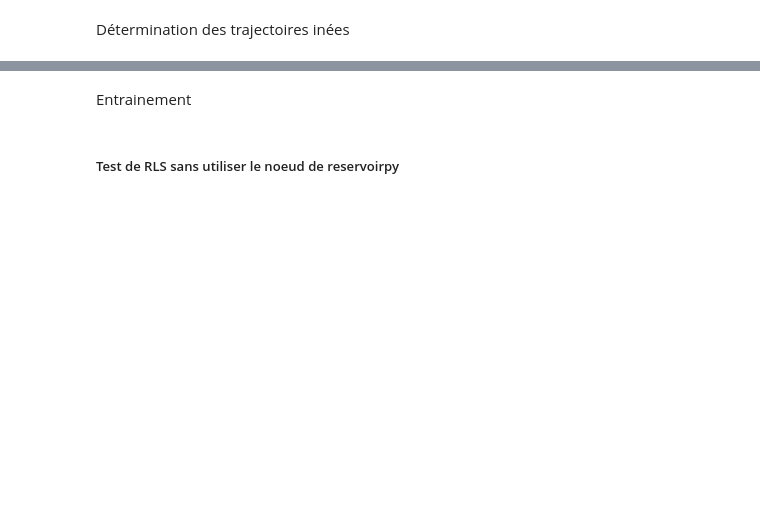
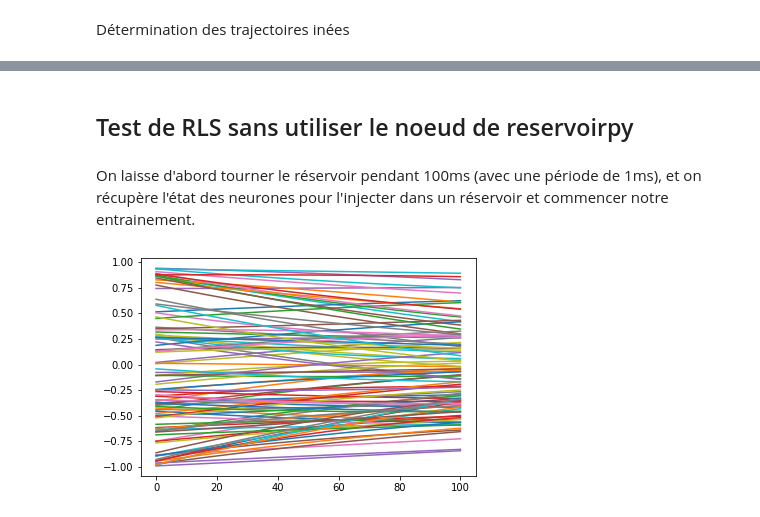
Before and after one commit to pCroiz/Stage-Mnemosyne, a Jupyter notebook: trained_reservoir_fig3.4.5_online.ipynb, the cells around one changed output, grey strips where cells are left out. Cells and saved outputs as stored; diff of their text form; code cells hidden in the pictures; blank space fills up the shorter version.

```diff
--- a/trained_reservoir_fig3.4.5_online.ipynb
+++ b/trained_reservoir_fig3.4.5_online.ipynb
@@ -69,7 +88,7 @@ ampl_int = 5 #Amplitude d'entrée
 # %% [markdown]
 Données du réservoir
 # %%
-N = 100 #Nombre de neurones dans le réservoir
+N = 2100//5 #Nombre de neurones dans le réservoir
 M = 12 #Nombres d'entrées
 No = 3 #Nombres de sorties
 tau = 25*10e-3
@@ -80,7 +99,7 @@ g = 1.6 #le gain du réseau ?                             #je comprends pas trop
 pc = 0.2 # connectivité entre les neurones (pc dans l'article)
 SD = g/np.sqrt(pc*N)
 mu = 0
-I0 = 0.05 #Bruit dans le réservoir
+I0 = 0.5
 
 Wo = normal(No,N,loc=mu,scale = 1/np.sqrt(N))    #Matrice de sortie : Non utilisée
 # %% [markdown]
@@ -126,3 +125,5 @@ network = RecurrentNetwork(
+# %%
+reservoir_train = Reservoir(W=W,Win=Win)
 # %% [markdown]
 Détermination des trajectoires inées
 # %%
@@ -131,11 +132,12 @@ innate_trajectories_motor = []
 for i in range(len(median_entrance_cocleogram)):
 
     #Récupération du cocleogram moyen
-    impulse = np.expand_dims(median_entrance_cocleogram[i], axis=2)
+    X =  median_entrance_cocleogram[i]
 
-    #Récupération des trajectoires innées de l'époque sensorielle et de l'époque motricielle ????
-    initial_trajectory, initial_output = network.simulate(stimulus=impulse, noise=False)
+    #Récupération des trajectoires innées de l'époque sensorielle
+    initial_trajectory = reservoir_train.run(X)
 
     #Ensuite on les trie
-    innate_trajectories_sensor.append(np.squeeze(initial_trajectory,axis = 2))
-    innate_trajectories_motor.append(np.squeeze(initial_output,axis = 2))
+    innate_trajectories_sensor.append(initial_trajectory)
+
+clear_output()
@@ -153,5 +155,3 @@ for indS in [1] :
         for indD in range(10):
             X_input.append(np.transpose(cocleogram(indS, indU, indD,data)))
             X_target.append(linear_warping(indS,indU,indD,data,innate_trajectories_sensor[indD]))
-# %% [markdown]
-Entrainement
@@ -168,4 +158,23 @@ def _rls(P, x, e):
 # %% [markdown]
-##### Test de RLS sans utiliser le noeud de reservoirpy
+## Test de RLS sans utiliser le noeud de reservoirpy
+# %% [markdown]
+On laisse d'abord tourner le réservoir pendant 100ms (avec une période de 1ms), et on récupère l'état des neurones pour l'injecter dans un réservoir et commencer notre entrainement.
+# %%
+x= np.random.uniform(-1,1,(N,1))
+etat = x.T
+I_noise = np.random.normal(0,1,size =np.shape(x)) + SD*I0
+W_rls = copy.deepcopy(W)
+
+for i in range(100):
+    x_1 = (1-lr)*x + lr*np.tanh(np.dot(W_rls,x)) #+ I_noise/1000 le rajout de bruit fait diverger le système
+    etat = np.append(etat,x_1.T,axis = 0)
+    x = x_1
+
+x_final = x_1
+
+plt.plot(etat[:,:100])
+clear_output()
+# %% [output]
+[figure, added]
 # %%
 P = np.identity(N)                                                  # matrice de gain ?
```
Also changed, not shown: parts of 30 cells of this notebook, 1 other file.
